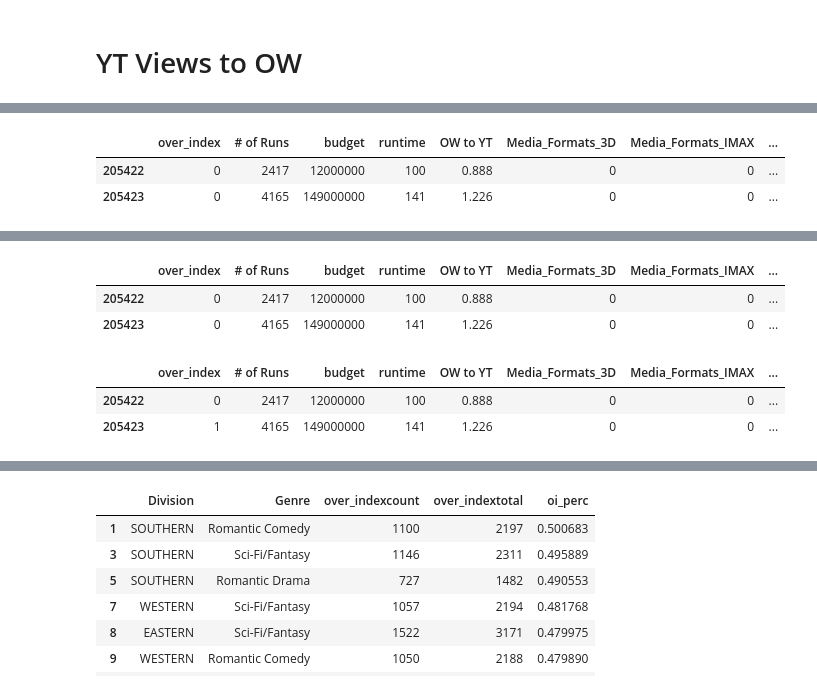
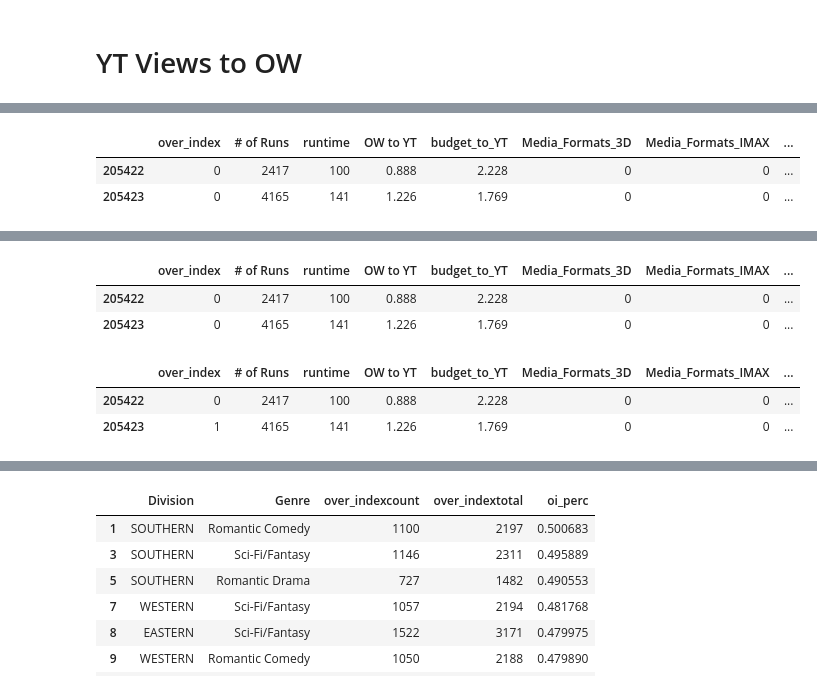
Before and after one commit to xazsanch/Identifiying-Over-and-Under-Performing-US-Movie-Theaters, a Jupyter notebook: over_under_theatres.ipynb, the cells around one changed output, grey strips where cells are left out. Saved outputs shown, nothing was run; the diff lists cells and outputs as text; code cells hidden in the pictures.

```diff
--- a/over_under_theatres.ipynb
+++ b/over_under_theatres.ipynb
@@ -744,7 +745,12 @@ yt_display = yt_views.copy()
 # %%
 full_movie = genre_df.merge(yt_views,how='left',left_on='title',right_on='Film (Distributor)')
 
-full_movie.drop(['Dist','TITLE','Release Date','Trailer Link','title','YT Trailer Views','Opening Weekend','year'],axis=1,inplace=True)
-
+full_movie.drop(['Dist','TITLE','Release Date','Trailer Link','title','Opening Weekend','year'],axis=1,inplace=True)
+full_movie['YT Trailer Views'] = full_movie['YT Trailer Views'].swifter.apply(lambda x: x.replace(' M',""))
+full_movie['YT Trailer Views'] = full_movie['YT Trailer Views'].astype(float)
 #with pd.option_context("display.max_rows", 1000):
 #    display(full_movie)
+
+full_movie['budget_to_YT'] = round(full_movie['budget']/(full_movie['YT Trailer Views']*1000000),3)
+#full_movie.drop(['budget','YT Trailer Views'],axis=1,inplace=True)
+full_movie
@@ -751,14 +771,14 @@ full_movie.drop(['Dist','TITLE','Release Date','Trailer Link','title','YT Traile
 # %%
 iter2 = ow_genreavg[['Media_Formats','Release','Division','Genre','over_index']]
-iter2 = iter2.merge(full_movie[['Film (Distributor)','# of Runs','Rating','Season','budget','runtime','OW to YT']],how='left',left_on='Release',right_on='Film (Distributor)')
+iter2 = iter2.merge(full_movie[['Film (Distributor)','# of Runs','Rating','Season','runtime','OW to YT','budget_to_YT']],how='left',left_on='Release',right_on='Film (Distributor)')
 iter2_1hot = pd.get_dummies(data=iter2,columns=['Media_Formats','Division','Genre','Rating','Season'],drop_first=True)
 #iter2_full = iter2.merge(iter2_1hot,how='left',left_on='Release',right_on='Release')
 iter2_1hot.drop(['Release','Film (Distributor)'],axis=1,inplace=True)
 iter2_1hot.tail(2)
 # %% [output]
-|  | over_index | # of Runs | budget | runtime | OW to YT | Media_Formats_3D | Media_Formats_IMAX | ... |
-| 205422 | 0 | 2417 | 12000000 | 100 | 0.888 | 0 | 0 | ... |
-| 205423 | 0 | 4165 | 149000000 | 141 | 1.226 | 0 | 0 | ... |
+|  | over_index | # of Runs | runtime | OW to YT | budget_to_YT | Media_Formats_3D | Media_Formats_IMAX | ... |
+| 205422 | 0 | 2417 | 100 | 0.888 | 2.228 | 0 | 0 | ... |
+| 205423 | 0 | 4165 | 141 | 1.226 | 1.769 | 0 | 0 | ... |
 # %%
 ow_genregavg.head(1)
 # %% [output]
@@ -766,23 +786,23 @@ ow_genregavg.head(1)
 | 0 | 1.0 | 2017-10-05 | BLADE RUNNER 2049 | 2D | Points Myna Forum | 417.0 | 129.0 | Mills, Thompson and Rollins | ... |
 # %%
 iter3 = ow_genregavg[['Media_Formats','Release','Division','TV_Market','Genre','over_index']]
-iter3 = iter3.merge(full_movie[['Film (Distributor)','# of Runs','Rating','Season','budget','runtime','OW to YT']],how='left',left_on='Release',right_on='Film (Distributor)')
+iter3 = iter3.merge(full_movie[['Film (Distributor)','# of Runs','Rating','Season','runtime','OW to YT','budget_to_YT']],how='left',left_on='Release',right_on='Film (Distributor)')
 iter3_1hot = pd.get_dummies(data=iter3,columns=['Media_Formats','Division','Genre','Rating','Season'],drop_first=True)
 #iter2_full = iter2.merge(iter2_1hot,how='left',left_on='Release',right_on='Release')
 iter3_1hot.drop(['Release','Film (Distributor)','TV_Market'],axis=1,inplace=True)
 iter3_1hot.tail(2)
 # %% [output]
-|  | over_index | # of Runs | budget | runtime | OW to YT | Media_Formats_3D | Media_Formats_IMAX | ... |
-| 205422 | 0 | 2417 | 12000000 | 100 | 0.888 | 0 | 0 | ... |
-| 205423 | 0 | 4165 | 149000000 | 141 | 1.226 | 0 | 0 | ... |
+|  | over_index | # of Runs | runtime | OW to YT | budget_to_YT | Media_Formats_3D | Media_Formats_IMAX | ... |
+| 205422 | 0 | 2417 | 100 | 0.888 | 2.228 | 0 | 0 | ... |
+| 205423 | 0 | 4165 | 141 | 1.226 | 1.769 | 0 | 0 | ... |
 # %%
 iter4 = ow_locavg[['Media_Formats','Release','Division','Genre','over_index']]
-iter4 = iter4.merge(full_movie[['Film (Distributor)','# of Runs','Rating','Season','budget','runtime','OW to YT']],how='left',left_on='Release',right_on='Film (Distributor)')
+iter4 = iter4.merge(full_movie[['Film (Distributor)','# of Runs','Rating','Season','runtime','OW to YT','budget_to_YT']],how='left',left_on='Release',right_on='Film (Distributor)')
 iter4_1hot = pd.get_dummies(data=iter4,columns=['Media_Formats','Division','Genre','Rating','Season'],drop_first=True)
-
+iter5 = iter4_1hot.copy()
 iter4_1hot.drop(['Release','Film (Distributor)'],axis=1,inplace=True)
 iter4_1hot.tail(2)
 # %% [output]
-|  | over_index | # of Runs | budget | runtime | OW to YT | Media_Formats_3D | Media_Formats_IMAX | ... |
-| 205422 | 0 | 2417 | 12000000 | 100 | 0.888 | 0 | 0 | ... |
-| 205423 | 1 | 4165 | 149000000 | 141 | 1.226 | 0 | 0 | ... |
+|  | over_index | # of Runs | runtime | OW to YT | budget_to_YT | Media_Formats_3D | Media_Formats_IMAX | ... |
+| 205422 | 0 | 2417 | 100 | 0.888 | 2.228 | 0 | 0 | ... |
+| 205423 | 1 | 4165 | 141 | 1.226 | 1.769 | 0 | 0 | ... |
```
Also changed, not shown: parts of 64 cells of this notebook.
